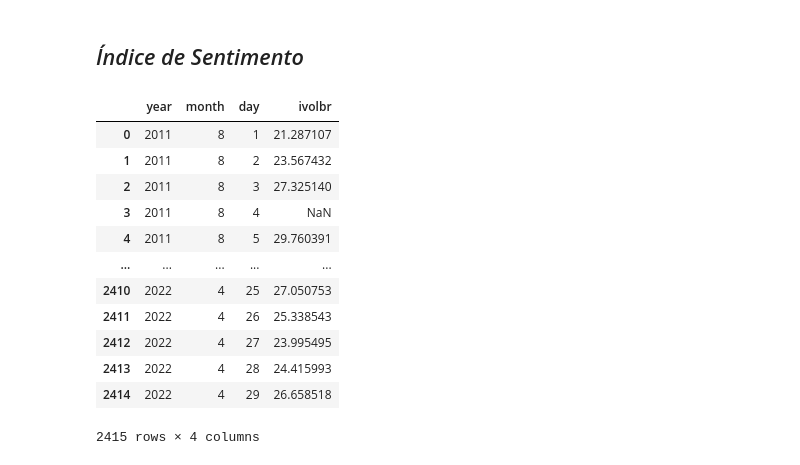
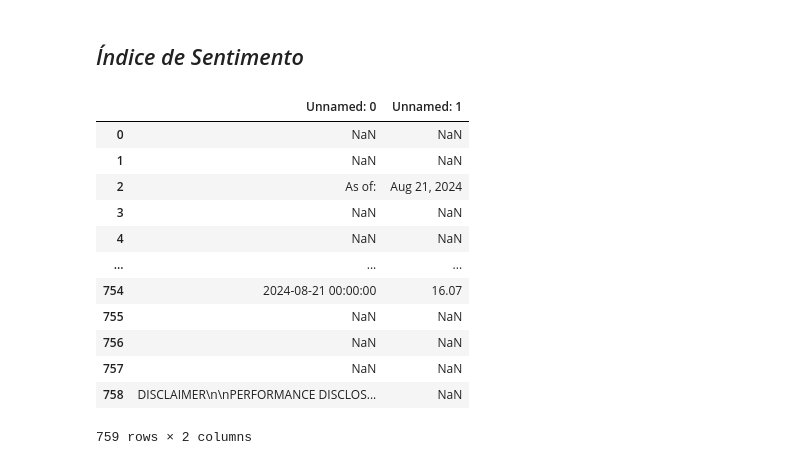
Before and after one commit to fea-dev-usp/quantamental-Dev_Wizards, a Jupyter notebook: Indice V1.ipynb, the cells around one changed output. Drawn from its saved outputs; the diff is of its cells as text; code cells hidden in the pictures.

```diff
--- a/Indice V1.ipynb
+++ b/Indice V1.ipynb
@@ -57,19 +57,19 @@ sentimentos_df.describe()
 # %% [markdown]
 ## *Índice de Sentimento*
 # %%
-vix = pd.read_excel('./quant/data/vix/IVol-BR.xls')
+vix = pd.read_excel('./quant/data/vix/PerformanceGraphExport.xls')
 vix
 # %% [output]
-|  | year | month | day | ivolbr |
-| 0 | 2011 | 8 | 1 | 21.287107 |
-| 1 | 2011 | 8 | 2 | 23.567432 |
-| 2 | 2011 | 8 | 3 | 27.325140 |
-| 3 | 2011 | 8 | 4 | NaN |
-| 4 | 2011 | 8 | 5 | 29.760391 |
-| ... | ... | ... | ... | ... |
-| 2410 | 2022 | 4 | 25 | 27.050753 |
-| 2411 | 2022 | 4 | 26 | 25.338543 |
-| 2412 | 2022 | 4 | 27 | 23.995495 |
-| 2413 | 2022 | 4 | 28 | 24.415993 |
-| 2414 | 2022 | 4 | 29 | 26.658518 |
+|  | Unnamed: 0 | Unnamed: 1 |
+| 0 | NaN | NaN |
+| 1 | NaN | NaN |
+| 2 | As of: | Aug 21, 2024 |
+| 3 | NaN | NaN |
+| 4 | NaN | NaN |
+| ... | ... | ... |
+| 754 | 2024-08-21 00:00:00 | 16.07 |
+| 755 | NaN | NaN |
+| 756 | NaN | NaN |
+| 757 | NaN | NaN |
+| 758 | DISCLAIMER\n\nPERFORMANCE DISCLOS... | NaN |
-2415 rows × 4 columns
+759 rows × 2 columns
```
Also changed, not shown: 1 other file.
